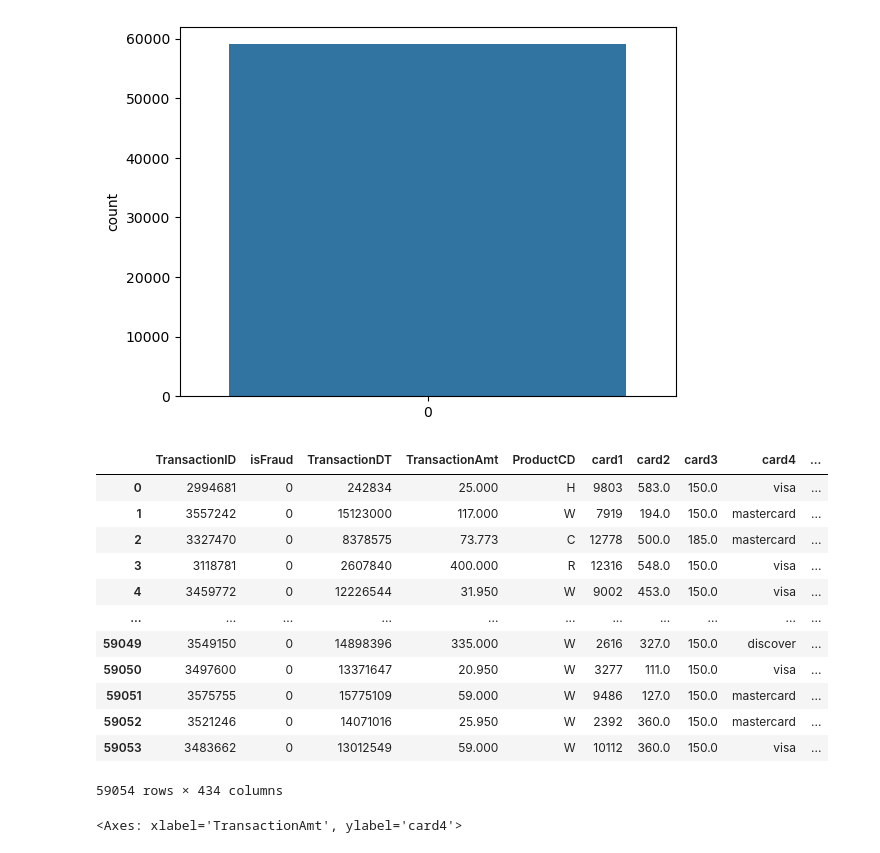
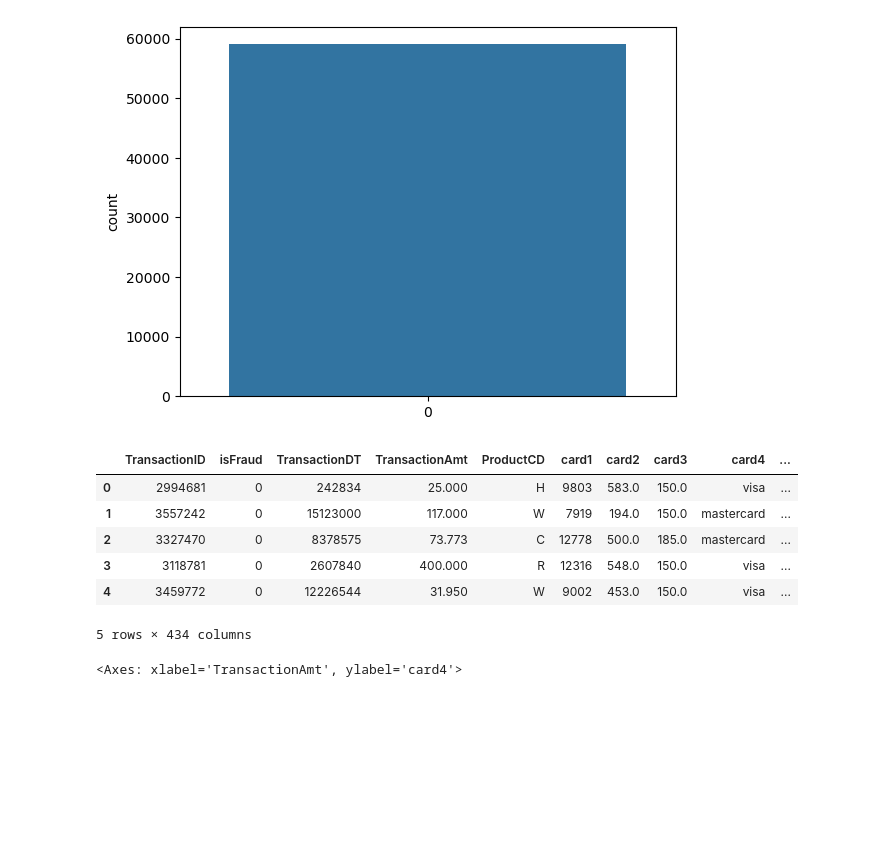
Before and after one commit to AJA237/ML, a Jupyter notebook: Data Preparation.ipynb, the cells around one changed output. Cells and saved outputs as stored; diff of their text form; code cells hidden in the pictures; blank space fills up the shorter version.

```diff
--- a/Data Preparation.ipynb
+++ b/Data Preparation.ipynb
@@ -100,21 +100,15 @@ categorical_imputer = SimpleImputer(missing_values=np.nan, strategy="most_freque
 categorical_imputer = categorical_imputer.fit(data[["card4"]])
 data["card4"] = categorical_imputer.transform(data[["card4"]]).ravel()
 # %%
-data
+data.head()
 # %% [output]
 |  | TransactionID | isFraud | TransactionDT | TransactionAmt | ProductCD | card1 | card2 | card3 | card4 | ... |
 | 0 | 2994681 | 0 | 242834 | 25.000 | H | 9803 | 583.0 | 150.0 | visa | ... |
 | 1 | 3557242 | 0 | 15123000 | 117.000 | W | 7919 | 194.0 | 150.0 | mastercard | ... |
 | 2 | 3327470 | 0 | 8378575 | 73.773 | C | 12778 | 500.0 | 185.0 | mastercard | ... |
 | 3 | 3118781 | 0 | 2607840 | 400.000 | R | 12316 | 548.0 | 150.0 | visa | ... |
 | 4 | 3459772 | 0 | 12226544 | 31.950 | W | 9002 | 453.0 | 150.0 | visa | ... |
-| ... | ... | ... | ... | ... | ... | ... | ... | ... | ... | ... |
-| 59049 | 3549150 | 0 | 14898396 | 335.000 | W | 2616 | 327.0 | 150.0 | discover | ... |
-| 59050 | 3497600 | 0 | 13371647 | 20.950 | W | 3277 | 111.0 | 150.0 | visa | ... |
-| 59051 | 3575755 | 0 | 15775109 | 59.000 | W | 9486 | 127.0 | 150.0 | mastercard | ... |
-| 59052 | 3521246 | 0 | 14071016 | 25.950 | W | 2392 | 360.0 | 150.0 | mastercard | ... |
-| 59053 | 3483662 | 0 | 13012549 | 59.000 | W | 10112 | 360.0 | 150.0 | visa | ... |
-59054 rows × 434 columns
+5 rows × 434 columns
 # %%
 # def outliers(s, k=1.5, return_threshold=False):
 #     # calculate the inter-quartile range
```
Also changed, not shown: parts of 1 cell of this notebook.
